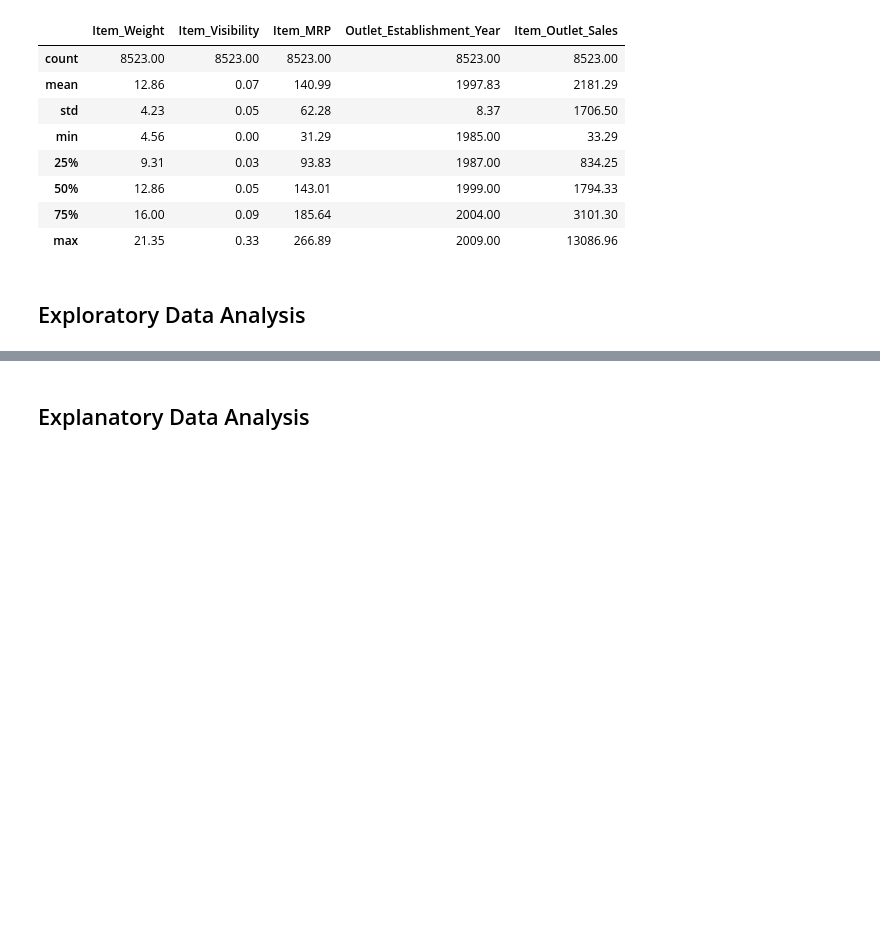
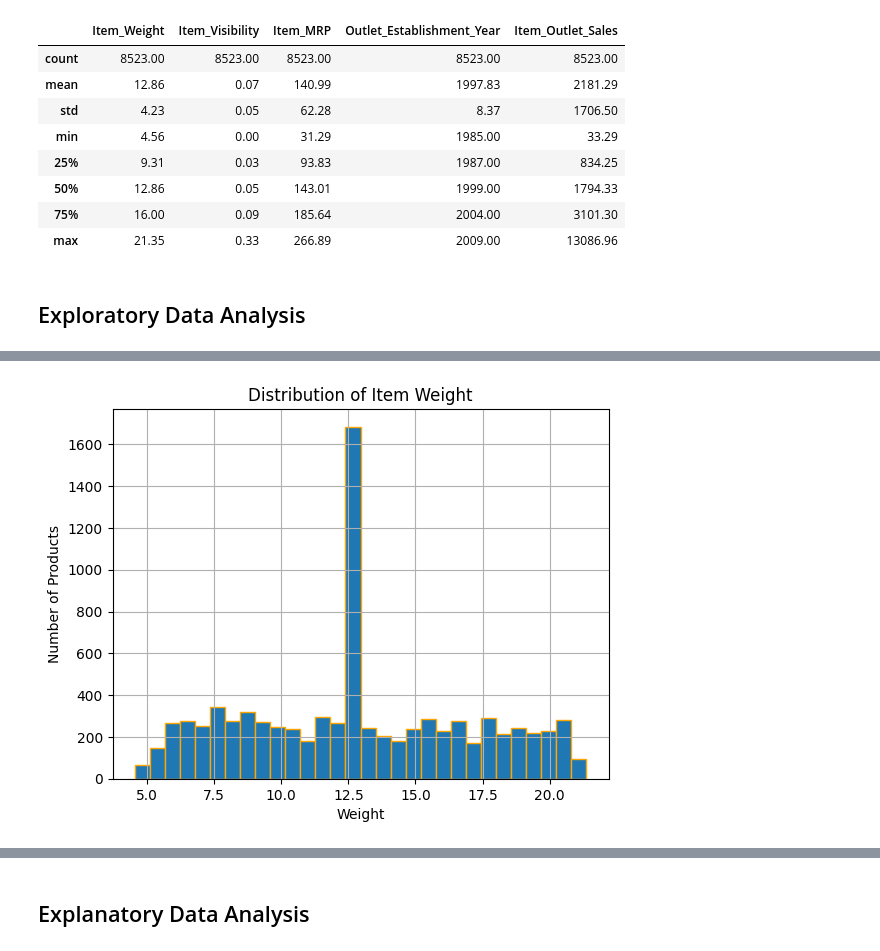
Before and after one commit to Jalicia-Harris/Predictions-of-Product-Sales, a Jupyter notebook: Copy_of_Copy_of_prediction_of_product_sales_jalicia_harris.ipynb, the cells around one changed output, grey strips where cells are left out. Cells and saved outputs as stored; diff of their text form; code cells hidden in the pictures; blank space fills up the shorter version.

```diff
--- a/Copy_of_Copy_of_prediction_of_product_sales_jalicia_harris.ipynb
+++ b/Copy_of_Copy_of_prediction_of_product_sales_jalicia_harris.ipynb
@@ -163,0 +183,7 @@ df.describe().round(2)
+# %%
+ax = df['Item_Weight'].hist(bins=30, edgecolor = 'orange')
+ax.set_title('Distribution of Item Weight')
+ax.set_xlabel('Weight')
+ax.set_ylabel('Number of Products');
+# %% [output]
+[figure, added]
```
Also changed, not shown: parts of 12 cells of this notebook.
